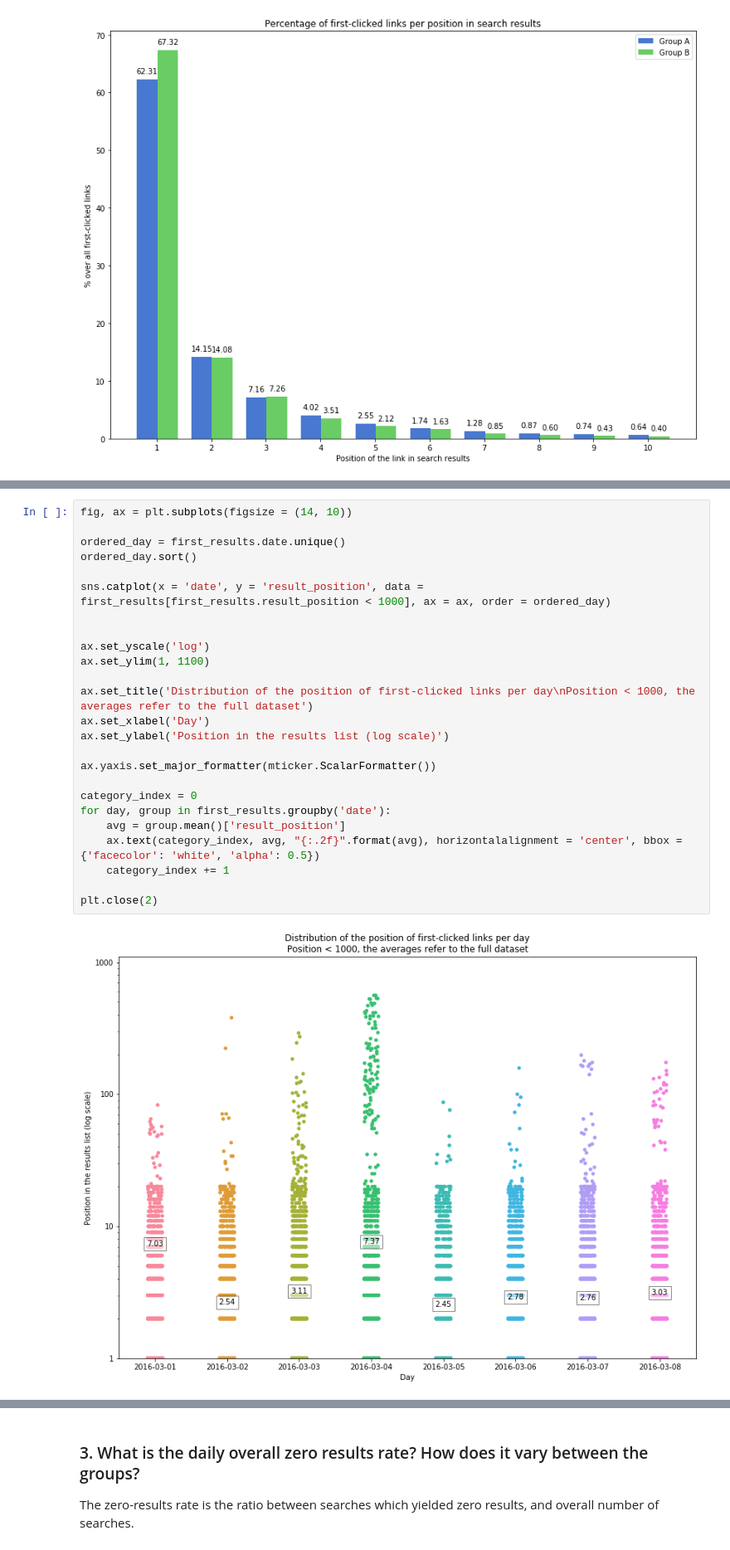
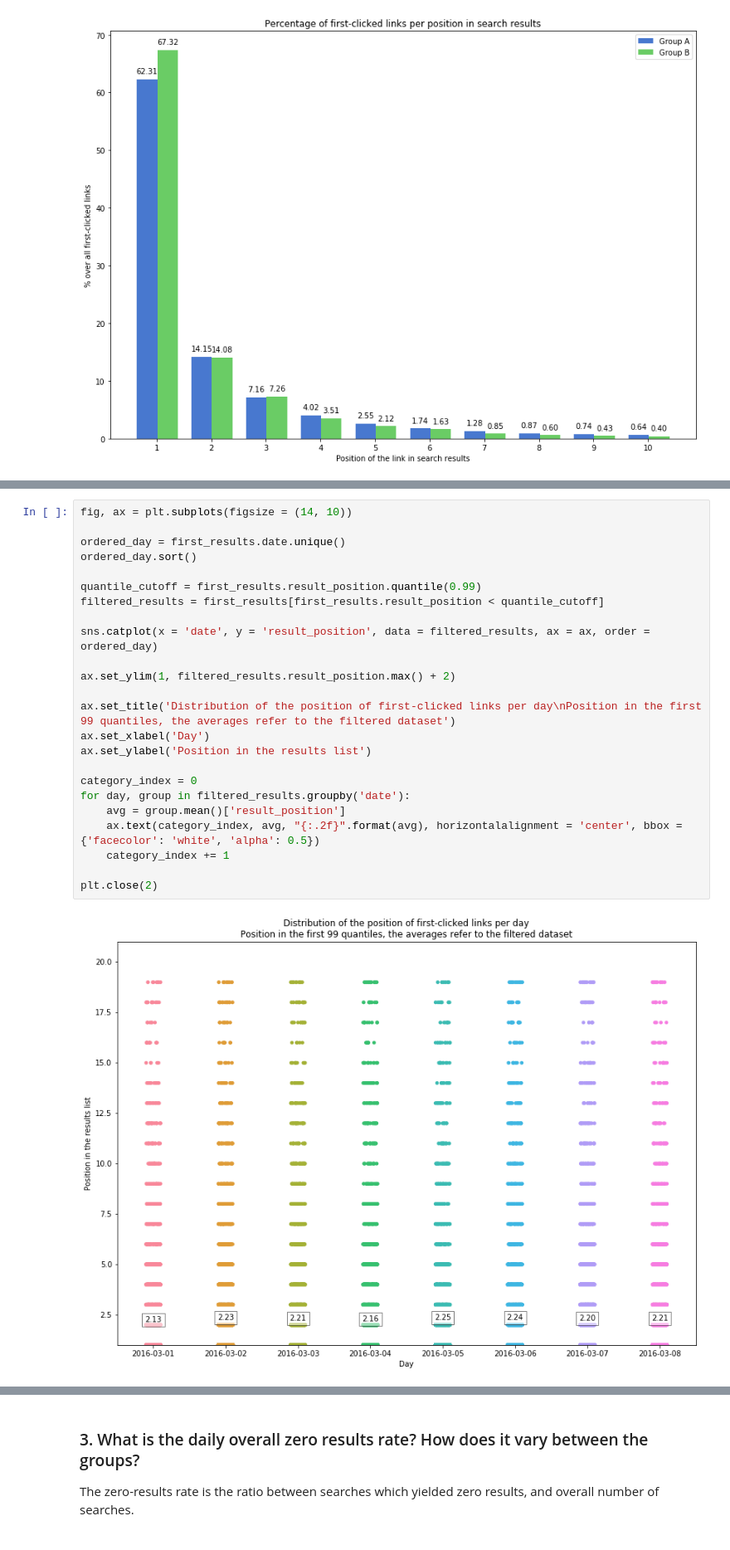
Before and after one commit to armineminasyan/wikimedia-test, a Jupyter notebook: answers-and-code.ipynb, the cells around one changed output, grey strips where cells are left out. Shown: that part at 83% size. Drawn from its saved outputs; the diff is of its cells as text.

```diff
--- a/answers-and-code.ipynb
+++ b/answers-and-code.ipynb
@@ -478,27 +476,26 @@ plt.close(2)
 # %%
 fig, ax = plt.subplots(figsize = (14, 10))
 
 ordered_day = first_results.date.unique()
 ordered_day.sort()
 
-sns.catplot(x = 'date', y = 'result_position', data = first_results[first_results.result_position < 1000], ax = ax, order = ordered_day)
+quantile_cutoff = first_results.result_position.quantile(0.99)
+filtered_results = first_results[first_results.result_position < quantile_cutoff]
 
+sns.catplot(x = 'date', y = 'result_position', data = filtered_results, ax = ax, order = ordered_day)
 
-ax.set_yscale('log')
-ax.set_ylim(1, 1100)
+ax.set_ylim(1, filtered_results.result_position.max() + 2)
 
-ax.set_title('Distribution of the position of first-clicked links per day\nPosition < 1000, the averages refer to the full dataset')
+ax.set_title('Distribution of the position of first-clicked links per day\nPosition in the first 99 quantiles, the averages refer to the filtered dataset')
 ax.set_xlabel('Day')
-ax.set_ylabel('Position in the results list (log scale)')
-
-ax.yaxis.set_major_formatter(mticker.ScalarFormatter())
+ax.set_ylabel('Position in the results list')
 
 category_index = 0
-for day, group in first_results.groupby('date'):
+for day, group in filtered_results.groupby('date'):
     avg = group.mean()['result_position']
     ax.text(category_index, avg, "{:.2f}".format(avg), horizontalalignment = 'center', bbox = {'facecolor': 'white', 'alpha': 0.5})
     category_index += 1
 
 plt.close(2)
 # %% [output]
-[figure, old version]
+[figure, new version]
```
Also changed, not shown: parts of 18 cells of this notebook.
